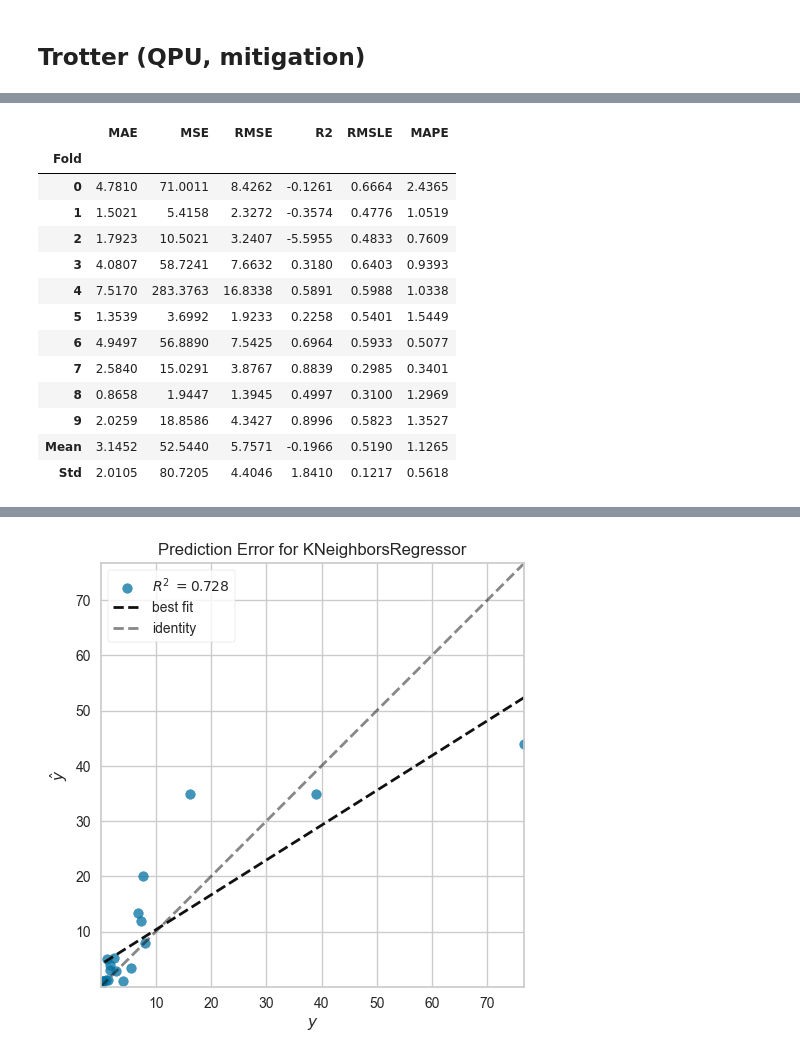
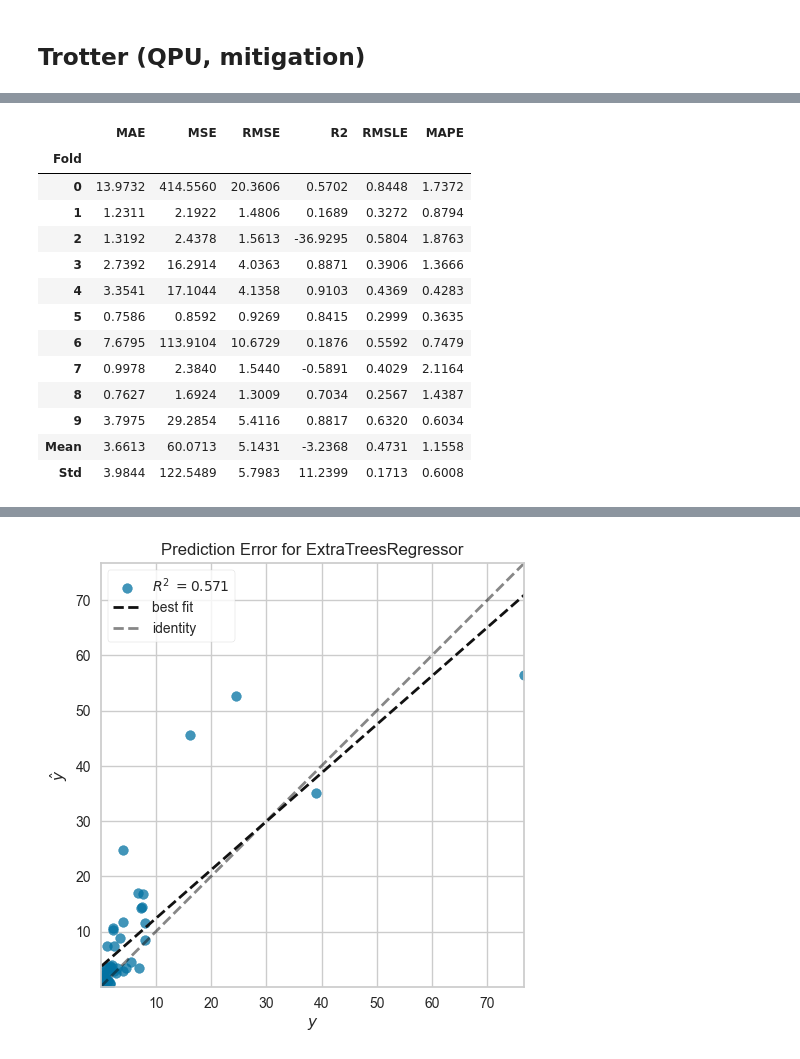
Before and after one commit to YutoMorohoshi/fourier_learning_ibm, a Jupyter notebook: analyze.ipynb, the cells around one changed output, grey strips where cells are left out. Cells and saved outputs as stored; diff of their text form; code cells hidden in the pictures.

```diff
--- a/analyze.ipynb
+++ b/analyze.ipynb
@@ -461,25 +473,25 @@ Original model was better than the tuned model, hence it will be returned. NOTE:
 # %%
-manual_model_mit = s_mit.create_model("knn")
+manual_model_mit = s_mit.create_model("et")
 s_mit.plot_model(manual_model_mit, plot="error")
 # %% [output]
 [interactive output not drawn]
 |  | MAE | MSE | RMSE | R2 | RMSLE | MAPE |
 | Fold |  |  |  |  |  |  |
-| 0 | 4.7810 | 71.0011 | 8.4262 | -0.1261 | 0.6664 | 2.4365 |
-| 1 | 1.5021 | 5.4158 | 2.3272 | -0.3574 | 0.4776 | 1.0519 |
-| 2 | 1.7923 | 10.5021 | 3.2407 | -5.5955 | 0.4833 | 0.7609 |
-| 3 | 4.0807 | 58.7241 | 7.6632 | 0.3180 | 0.6403 | 0.9393 |
-| 4 | 7.5170 | 283.3763 | 16.8338 | 0.5891 | 0.5988 | 1.0338 |
-| 5 | 1.3539 | 3.6992 | 1.9233 | 0.2258 | 0.5401 | 1.5449 |
-| 6 | 4.9497 | 56.8890 | 7.5425 | 0.6964 | 0.5933 | 0.5077 |
-| 7 | 2.5840 | 15.0291 | 3.8767 | 0.8839 | 0.2985 | 0.3401 |
-| 8 | 0.8658 | 1.9447 | 1.3945 | 0.4997 | 0.3100 | 1.2969 |
-| 9 | 2.0259 | 18.8586 | 4.3427 | 0.8996 | 0.5823 | 1.3527 |
-| Mean | 3.1452 | 52.5440 | 5.7571 | -0.1966 | 0.5190 | 1.1265 |
-| Std | 2.0105 | 80.7205 | 4.4046 | 1.8410 | 0.1217 | 0.5618 |
+| 0 | 13.9732 | 414.5560 | 20.3606 | 0.5702 | 0.8448 | 1.7372 |
+| 1 | 1.2311 | 2.1922 | 1.4806 | 0.1689 | 0.3272 | 0.8794 |
+| 2 | 1.3192 | 2.4378 | 1.5613 | -36.9295 | 0.5804 | 1.8763 |
+| 3 | 2.7392 | 16.2914 | 4.0363 | 0.8871 | 0.3906 | 1.3666 |
+| 4 | 3.3541 | 17.1044 | 4.1358 | 0.9103 | 0.4369 | 0.4283 |
+| 5 | 0.7586 | 0.8592 | 0.9269 | 0.8415 | 0.2999 | 0.3635 |
+| 6 | 7.6795 | 113.9104 | 10.6729 | 0.1876 | 0.5592 | 0.7479 |
+| 7 | 0.9978 | 2.3840 | 1.5440 | -0.5891 | 0.4029 | 2.1164 |
+| 8 | 0.7627 | 1.6924 | 1.3009 | 0.7034 | 0.2567 | 1.4387 |
+| 9 | 3.7975 | 29.2854 | 5.4116 | 0.8817 | 0.6320 | 0.6034 |
+| Mean | 3.6613 | 60.0713 | 5.1431 | -3.2368 | 0.4731 | 1.1558 |
+| Std | 3.9844 | 122.5489 | 5.7983 | 11.2399 | 0.1713 | 0.6008 |
 [interactive output not drawn]
 [interactive output not drawn]
-[figure, old version]
+[figure, new version]
 # %%
 tuned_manual_model_mit = s_mit.tune_model(manual_model_mit, optimize="R2")
 s_mit.plot_model(tuned_manual_model_mit, plot="error")
```
Also changed, not shown: parts of 16 cells of this notebook, 48 other files.
